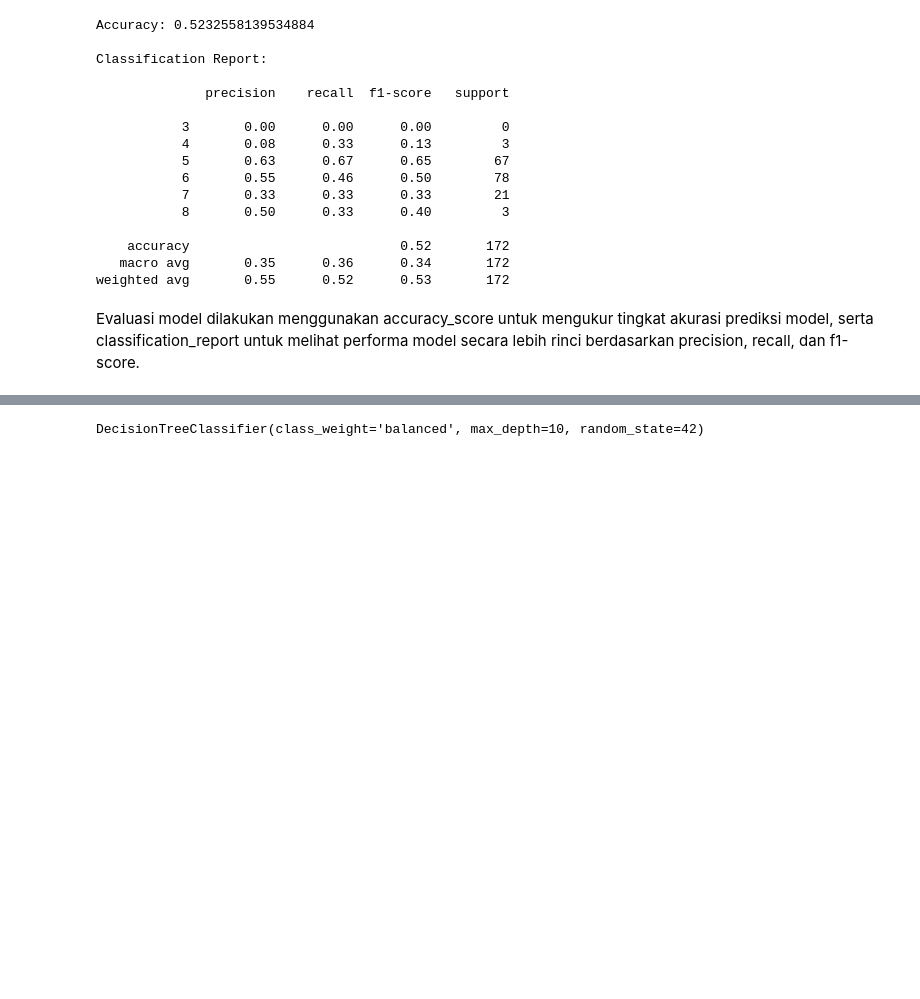
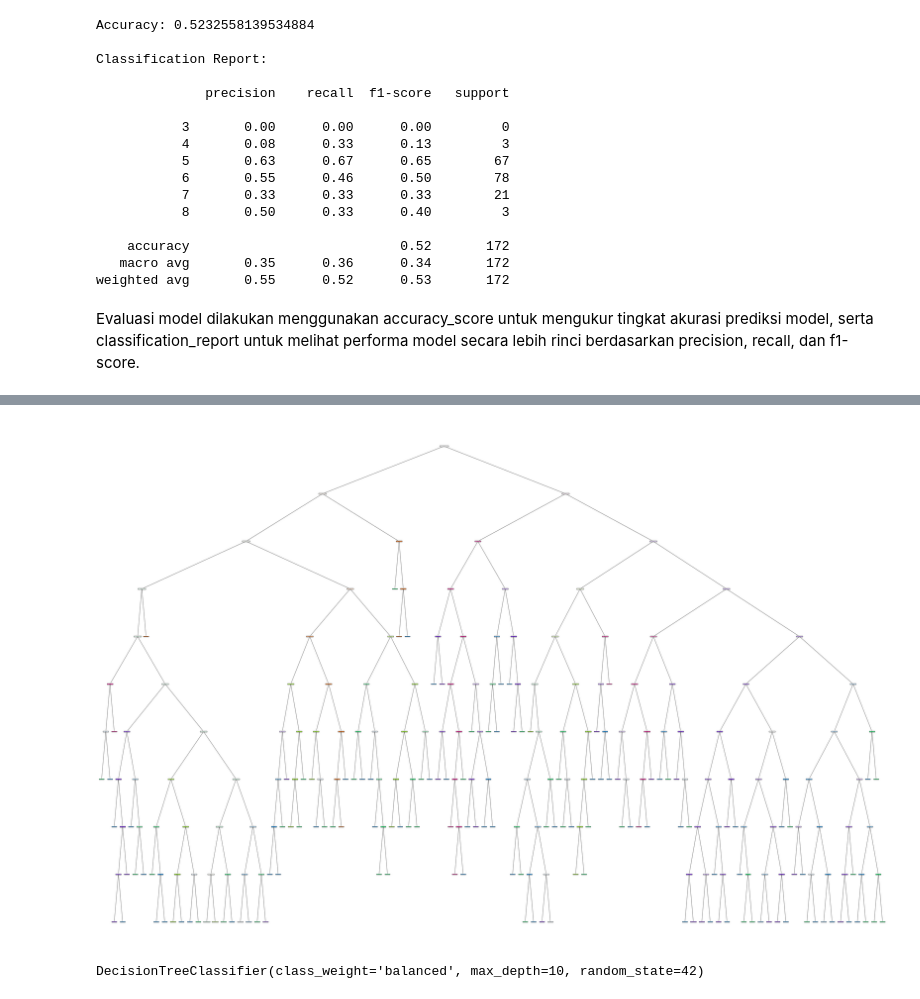
Before and after one commit to cahyaniriskialif-cn/UTS-DATA-MINING-2304020014, a Jupyter notebook: UTS_DATA_MINING_2304020014.ipynb, the cells around one changed output, grey strips where cells are left out. Cells and saved outputs as stored; diff of their text form; code cells hidden in the pictures; blank space fills up the shorter version.

```diff
--- a/UTS_DATA_MINING_2304020014.ipynb
+++ b/UTS_DATA_MINING_2304020014.ipynb
@@ -257,3 +279,10 @@ Evaluasi model dilakukan menggunakan accuracy_score untuk mengukur tingkat akura
+# %%
+from sklearn.tree import plot_tree
+plt.figure (figsize=(75,50))
+plot_tree(model, filled=True)
+plt.show()
+# %% [output]
+[figure, added]
 # %%
 model.fit(X, y)
 # %% [output]
```
Also changed, not shown: parts of 11 cells of this notebook.
